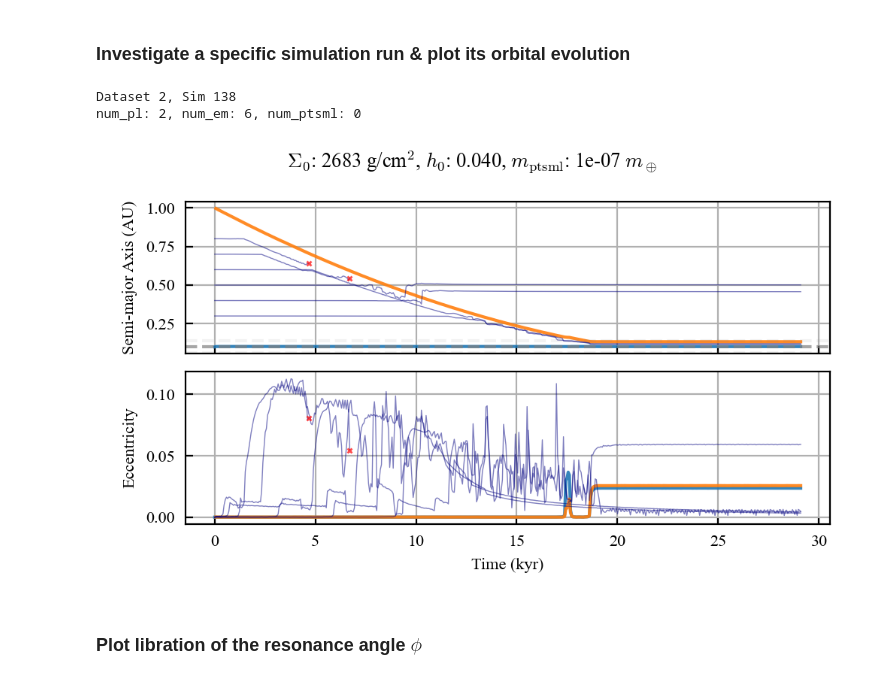
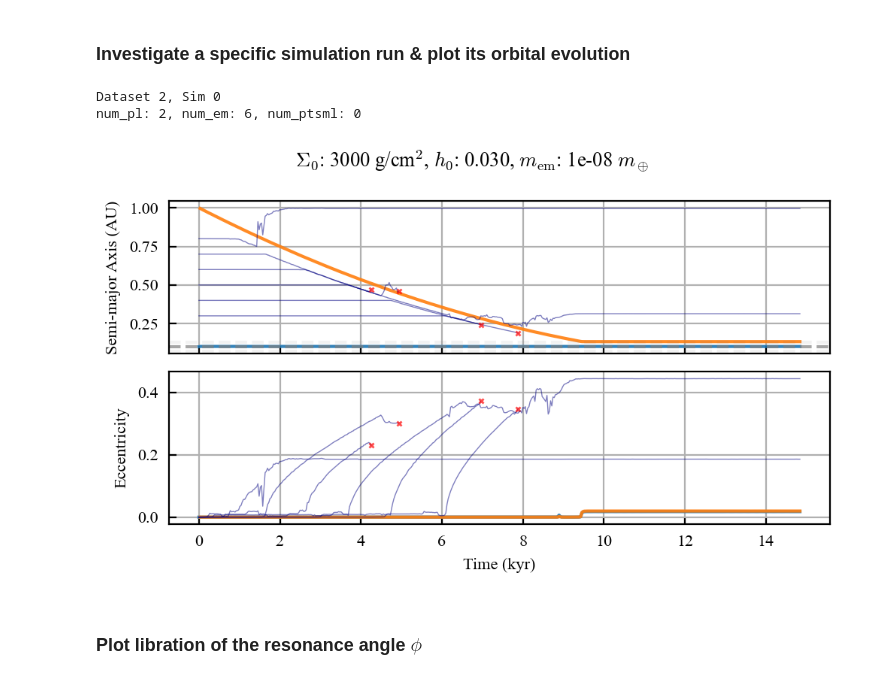
Before and after one commit to dchen10Git/uh-ifa-reu-2026, a Jupyter notebook: analyze_one_sim.ipynb, the cells around one changed output. Saved outputs shown, nothing was run; the diff lists cells and outputs as text; code cells hidden in the pictures.

```diff
--- a/analyze_one_sim.ipynb
+++ b/analyze_one_sim.ipynb
@@ -291,42 +291,42 @@ def plot_system(saved_sim, elements, num_pl, num_em, num_ptsml, t_units='kyr'):
     fig.subplots_adjust(hspace=0)
 
     if 'm_em' in metadata:
-        plt.suptitle(f"$\Sigma_0$: {metadata['Sigma_1au']:.0f} g/cm$^2$, $h_0$: {metadata['h_1au']:.3f}, $m_{{\\rm ptsml}}$: {metadata['m_em']:.3g} $m_\\oplus$")
+        plt.suptitle(f"$\Sigma_0$: {metadata['Sigma_1au']:.0f} g/cm$^2$, $h_0$: {metadata['h_1au']:.3f}, $m_{{\\rm em}}$: {metadata['m_em']:.3g} $m_\\oplus$")
     else:
         plt.suptitle(f"$\Sigma_0$: {metadata['Sigma_1au']:.0f} g/cm$^2$, $h_0$: {metadata['h_1au']:.3f}")
     plt.tight_layout(); plt.show()
     # plt.savefig("Figures/orbital_evo.svg", bbox_inches="tight")
 
 dataset_id = 2
-sim_id = 138
+sim_id = 0
 
 elements = ['a', 'e']#, 'log_tau_a_Omega', 'log_K2', 'P_ratio_em']
 
 for sim_id in range(sim_id, sim_id+1, 10):
 # for sim_id in inside_d:
     base_dir = Path.cwd()
     file_path = base_dir.parent / f"sim_results/dataset{dataset_id}" / f"sim{sim_id}.h5"
 
     try:
         saved_sim = reb_sims.load_simulation_run(file_path)
     except FileNotFoundError:
         print(f"Sim {sim_id} not found")
         continue
 
     sim_data, metadata = saved_sim
     m_star = metadata['m_star']
     rock_names = list(sim_data.keys())
     rocks = {p: sim_data[p] for p in rock_names}
     num_pl, num_em, num_ptsml = metadata['num_pl'], metadata['num_em'], metadata['num_ptsml']
 
     print(f"Dataset {dataset_id}, Sim {sim_id}")
     print(f"num_pl: {metadata['num_pl']}, num_em: {metadata['num_em']}, num_ptsml: {metadata['num_ptsml']}")
     # plot_system(saved_sim, ['a', 'e', 'P_ratio', 'tau_a'], num_pl, num_em, num_ptsml)
     plot_system(saved_sim, elements, num_pl, num_em, num_ptsml)
 # %% [output]
-Dataset 2, Sim 138
+Dataset 2, Sim 0
 num_pl: 2, num_em: 6, num_ptsml: 0
-[figure, old version]
+[figure, new version]
 # %% [markdown]
 ### Plot libration of the resonance angle $\phi$
 # %%
```
Also changed, not shown: 4 other files.
